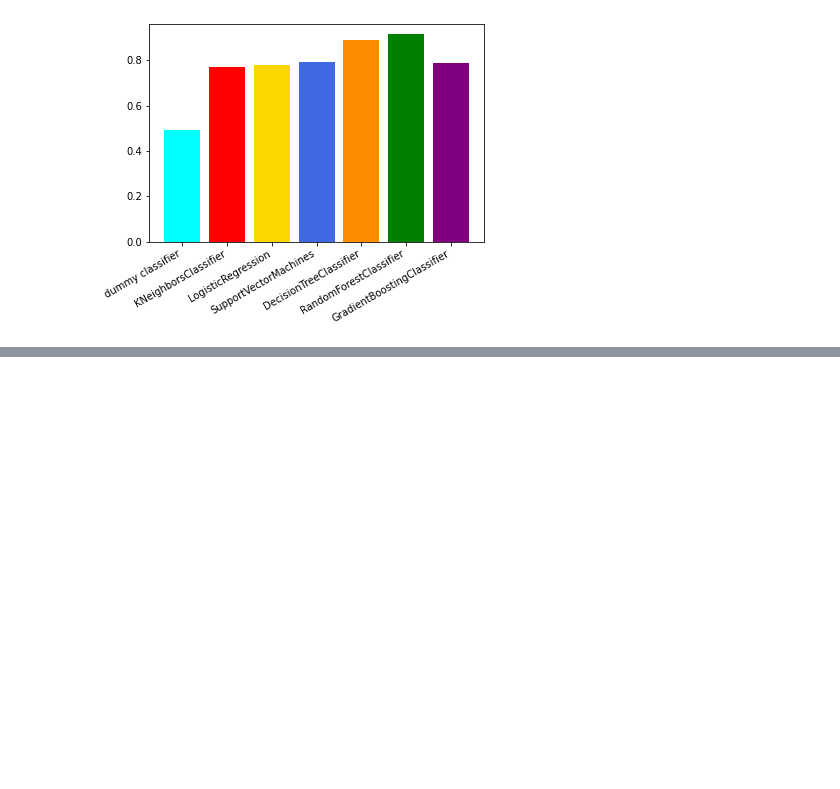
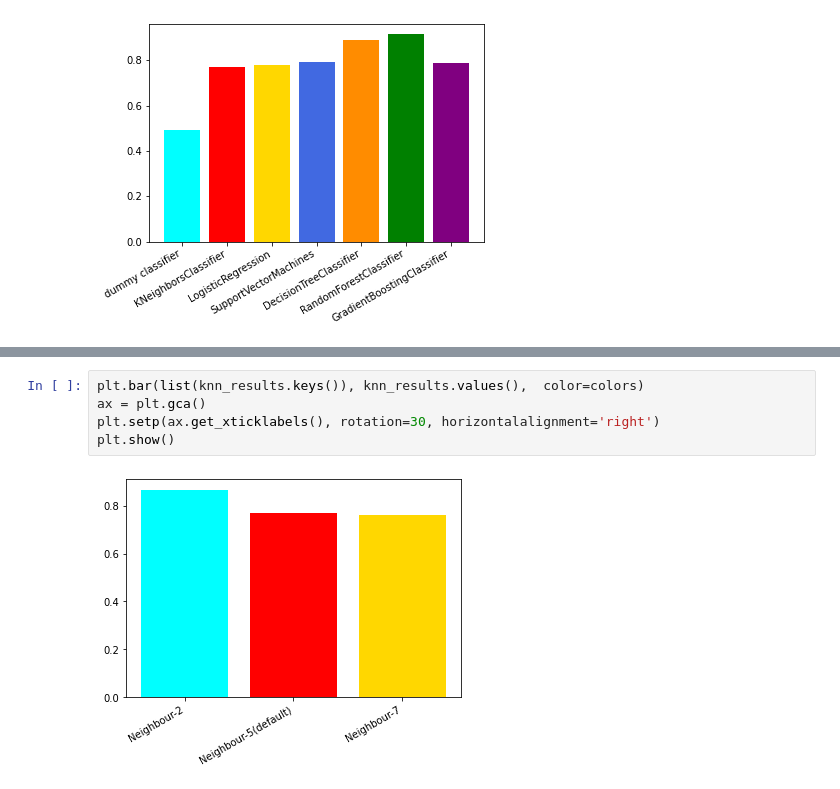
Before and after one commit to tejal04/Telco-Customer-Churn, a Jupyter notebook: Model_Customer_Churn_Prediction.ipynb, the cells around one changed output, grey strips where cells are left out. Cells and saved outputs as stored; diff of their text form; blank space fills up the shorter version.

```diff
--- a/Model_Customer_Churn_Prediction.ipynb
+++ b/Model_Customer_Churn_Prediction.ipynb
@@ -213,0 +285,7 @@ plt.show()
+# %%
+plt.bar(list(knn_results.keys()), knn_results.values(),  color=colors)
+ax = plt.gca()
+plt.setp(ax.get_xticklabels(), rotation=30, horizontalalignment='right')
+plt.show()
+# %% [output]
+[figure, added]
```
Also changed, not shown: parts of 28 cells of this notebook.
